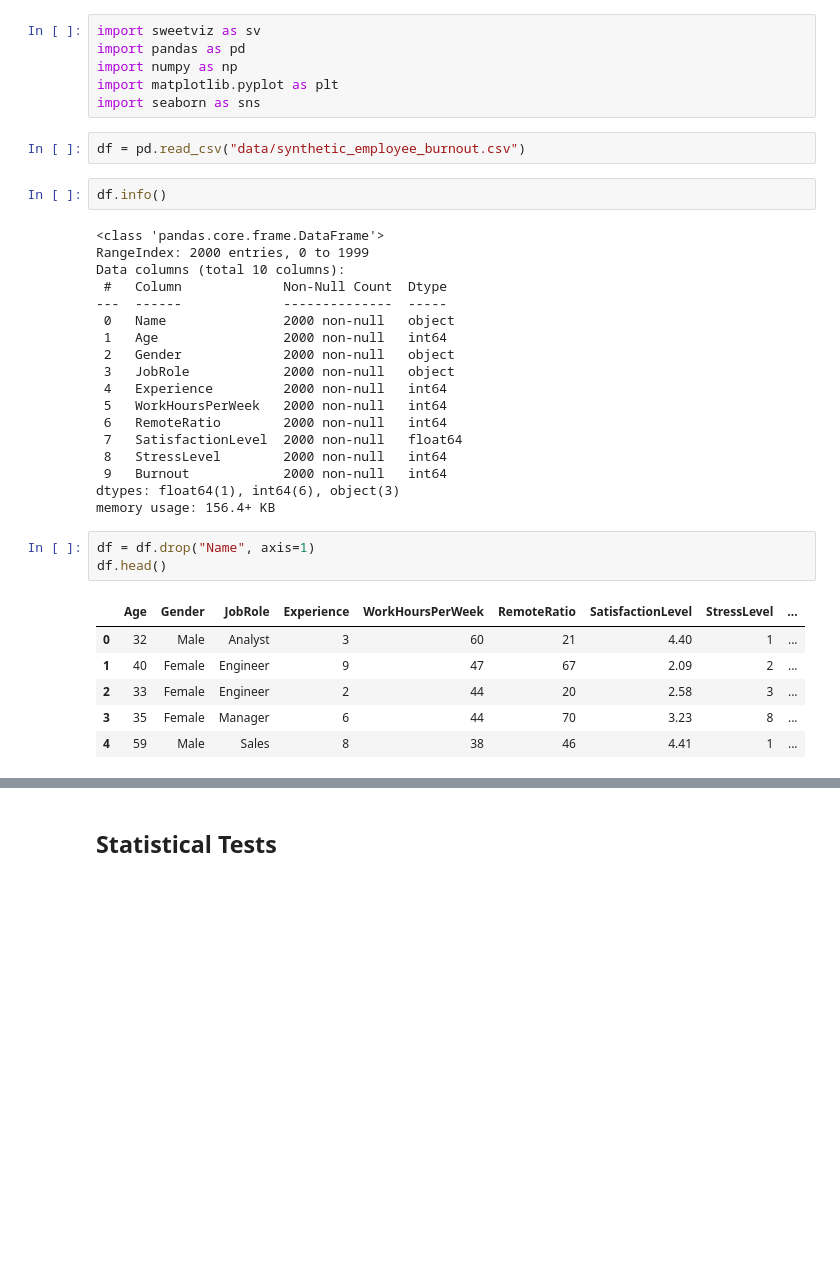
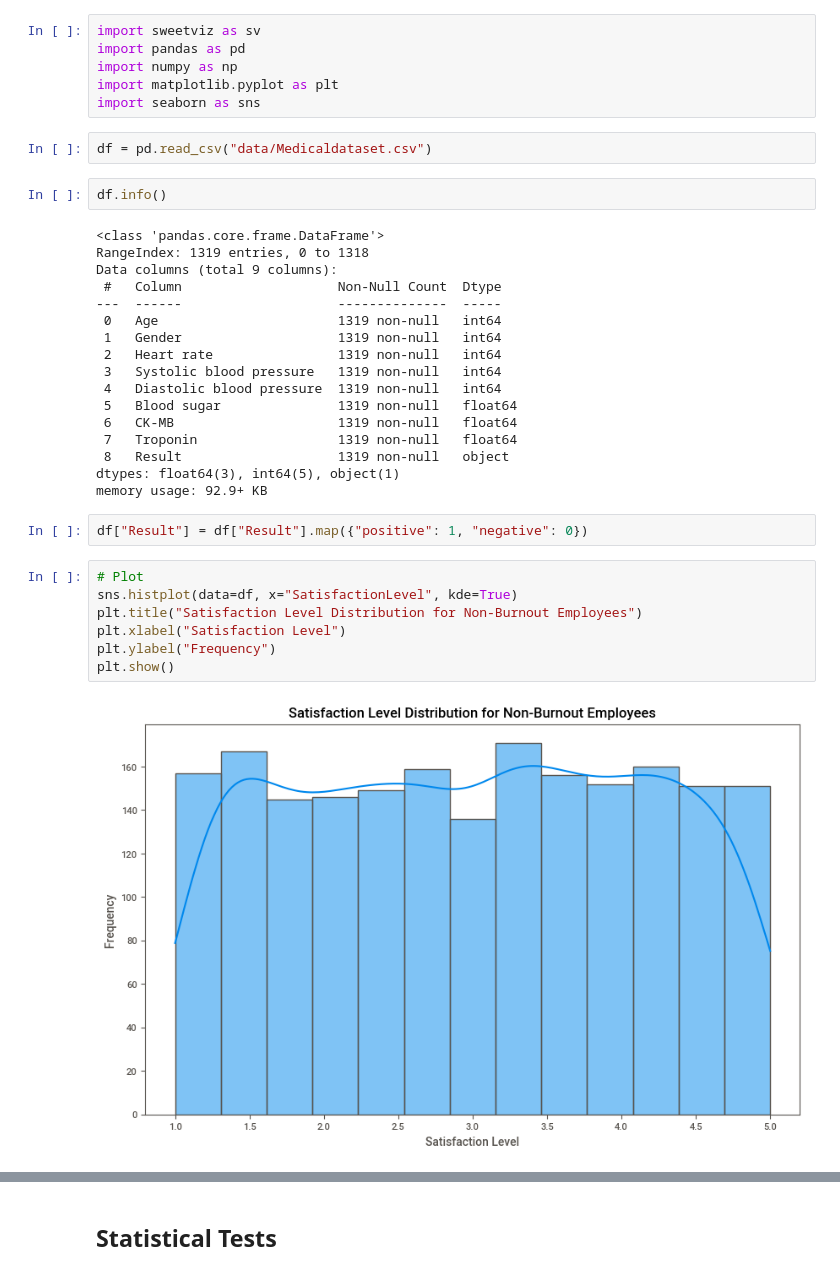
Before and after one commit to shalev-habany/statistics-final-project, a Jupyter notebook: statistical_project.ipynb, the cells around one changed output, grey strips where cells are left out. Saved outputs shown, nothing was run; the diff lists cells and outputs as text; blank space fills up the shorter version.

Commit message:
finished research on heart attack

```diff
--- a/statistical_project.ipynb
+++ b/statistical_project.ipynb
@@ -5,35 +5,35 @@ import numpy as np
 import matplotlib.pyplot as plt
 import seaborn as sns
 # %%
-df = pd.read_csv("data/synthetic_employee_burnout.csv")
+df = pd.read_csv("data/Medicaldataset.csv")
 # %%
 df.info()
 # %% [output]
 <class 'pandas.core.frame.DataFrame'>
-RangeIndex: 2000 entries, 0 to 1999
-Data columns (total 10 columns):
- #   Column             Non-Null Count  Dtype
----  ------             --------------  -----
- 0   Name               2000 non-null   object
- 1   Age                2000 non-null   int64
- 2   Gender             2000 non-null   object
- 3   JobRole            2000 non-null   object
- 4   Experience         2000 non-null   int64
- 5   WorkHoursPerWeek   2000 non-null   int64
- 6   RemoteRatio        2000 non-null   int64
- 7   SatisfactionLevel  2000 non-null   float64
- 8   StressLevel        2000 non-null   int64
- 9   Burnout            2000 non-null   int64
-dtypes: float64(1), int64(6), object(3)
-memory usage: 156.4+ KB
+RangeIndex: 1319 entries, 0 to 1318
+Data columns (total 9 columns):
+ #   Column                    Non-Null Count  Dtype
+---  ------                    --------------  -----
+ 0   Age                       1319 non-null   int64
+ 1   Gender                    1319 non-null   int64
+ 2   Heart rate                1319 non-null   int64
+ 3   Systolic blood pressure   1319 non-null   int64
+ 4   Diastolic blood pressure  1319 non-null   int64
+ 5   Blood sugar               1319 non-null   float64
+ 6   CK-MB                     1319 non-null   float64
+ 7   Troponin                  1319 non-null   float64
+ 8   Result                    1319 non-null   object
+dtypes: float64(3), int64(5), object(1)
+memory usage: 92.9+ KB
-# %%
-df = df.drop("Name", axis=1)
-df.head()
-# %% [output]
-|  | Age | Gender | JobRole | Experience | WorkHoursPerWeek | RemoteRatio | SatisfactionLevel | StressLevel | ... |
-| 0 | 32 | Male | Analyst | 3 | 60 | 21 | 4.40 | 1 | ... |
-| 1 | 40 | Female | Engineer | 9 | 47 | 67 | 2.09 | 2 | ... |
-| 2 | 33 | Female | Engineer | 2 | 44 | 20 | 2.58 | 3 | ... |
-| 3 | 35 | Female | Manager | 6 | 44 | 70 | 3.23 | 8 | ... |
-| 4 | 59 | Male | Sales | 8 | 38 | 46 | 4.41 | 1 | ... |
+# %%
+df["Result"] = df["Result"].map({"positive": 1, "negative": 0})
+# %%
+# Plot
+sns.histplot(data=df, x="SatisfactionLevel", kde=True)
+plt.title("Satisfaction Level Distribution for Non-Burnout Employees")
+plt.xlabel("Satisfaction Level")
+plt.ylabel("Frequency")
+plt.show()
+# %% [output]
+[figure, added]
 # %%
```
Also changed, not shown: parts of 7 cells of this notebook, 3 other files.
